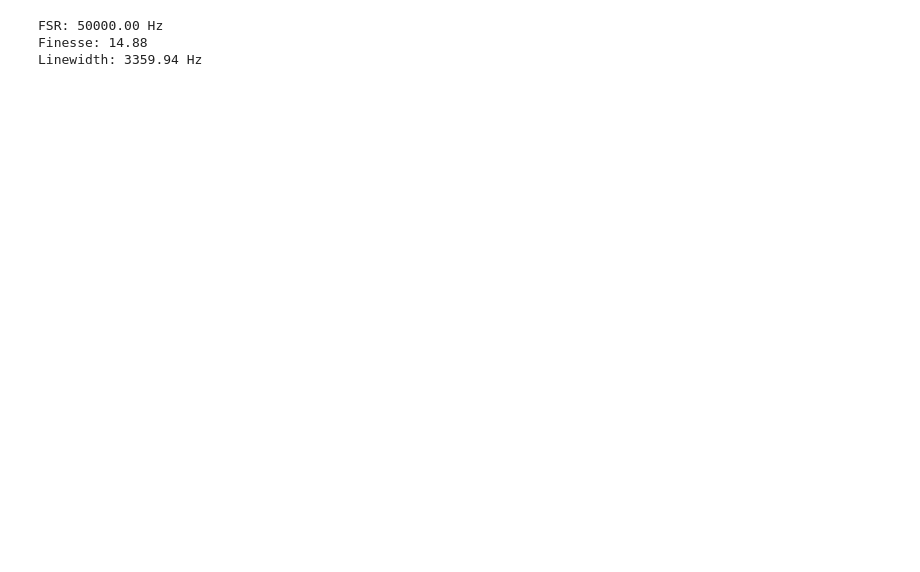
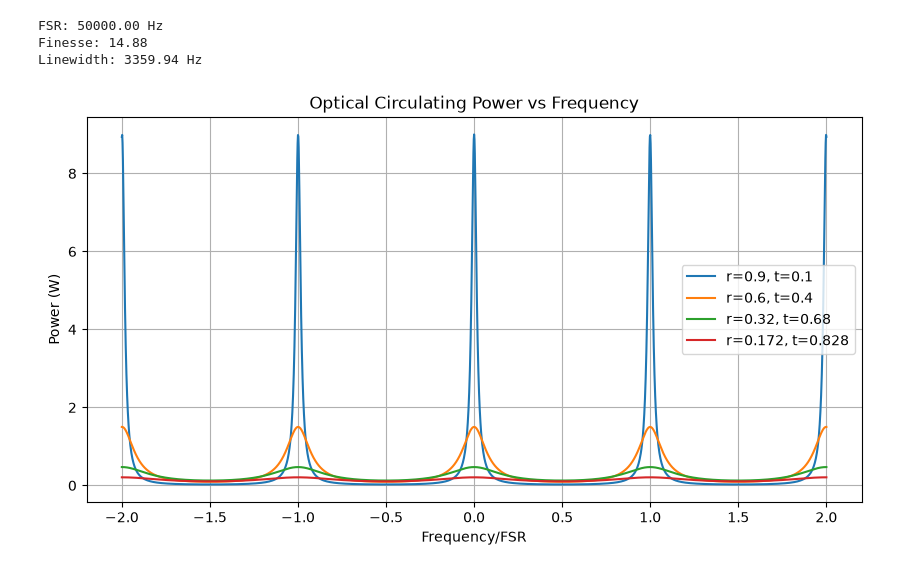
Before and after one commit to rudrix19/Interferometry, a Jupyter notebook: Fabry_Perot_Etalon.ipynb, the cells around one changed output. Cells and saved outputs as stored; diff of their text form; code cells hidden in the pictures; blank space fills up the shorter version.

```diff
--- a/Fabry_Perot_Etalon.ipynb
+++ b/Fabry_Perot_Etalon.ipynb
@@ -142,3 +212,17 @@ print(f"Linewidth: {linewidth:.2f} Hz")
 FSR: 50000.00 Hz
 Finesse: 14.88
 Linewidth: 3359.94 Hz
+# %%
+plt.figure(figsize=(10, 5))
+plt.plot(out1.x[0]/FSR, out1['circ'], label='r=0.9, t=0.1')
+plt.plot(out2.x[0]/FSR, out2['circ'], label='r=0.6, t=0.4')
+plt.plot(out3.x[0]/FSR, out3['circ'], label='r=0.32, t=0.68')
+plt.plot(out4.x[0]/FSR, out4['circ'], label='r=0.172, t=0.828')
+plt.xlabel('Frequency/FSR')
+plt.ylabel('Power (W)')
+plt.title('Optical Circulating Power vs Frequency')
+plt.legend()
+plt.grid()
+plt.show()
+# %% [output]
+[figure, added]
```
Also changed, not shown: parts of 7 cells of this notebook, 1 other file.
